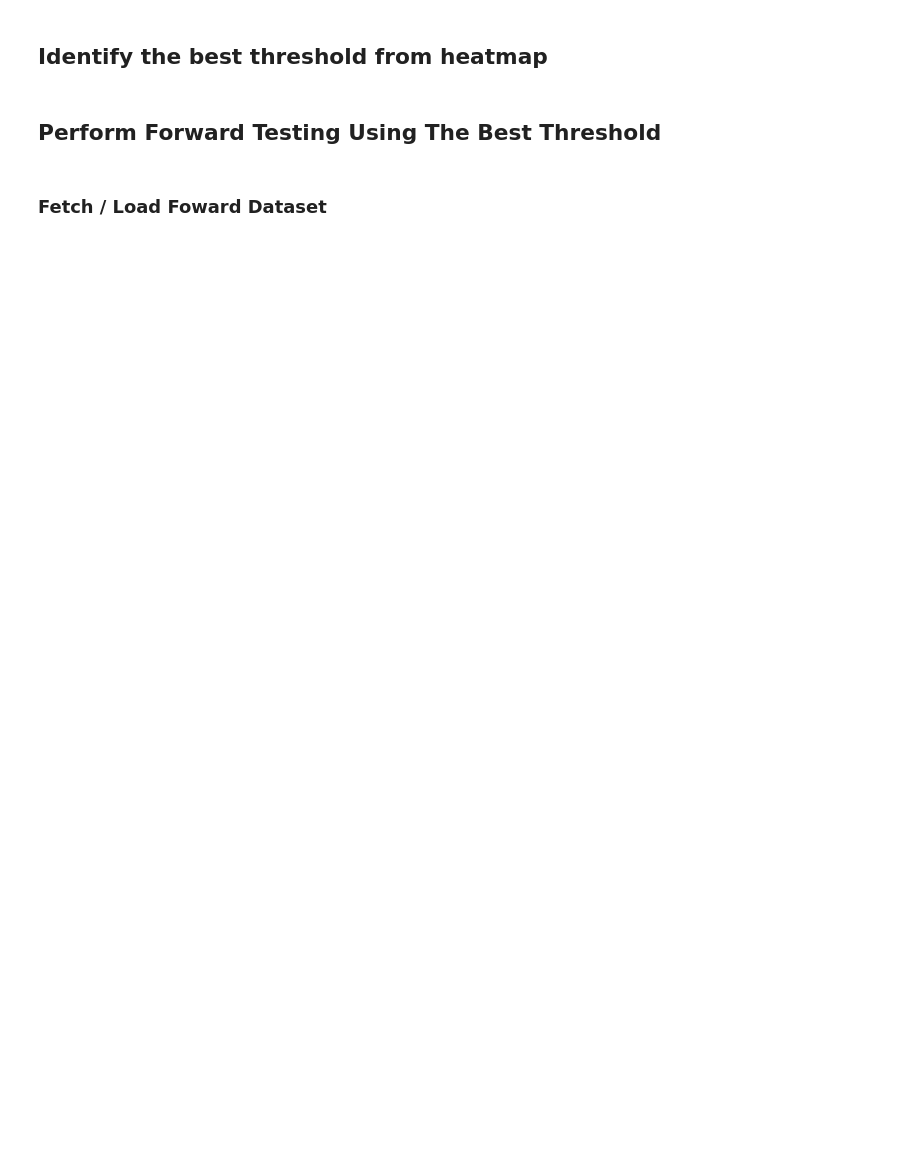
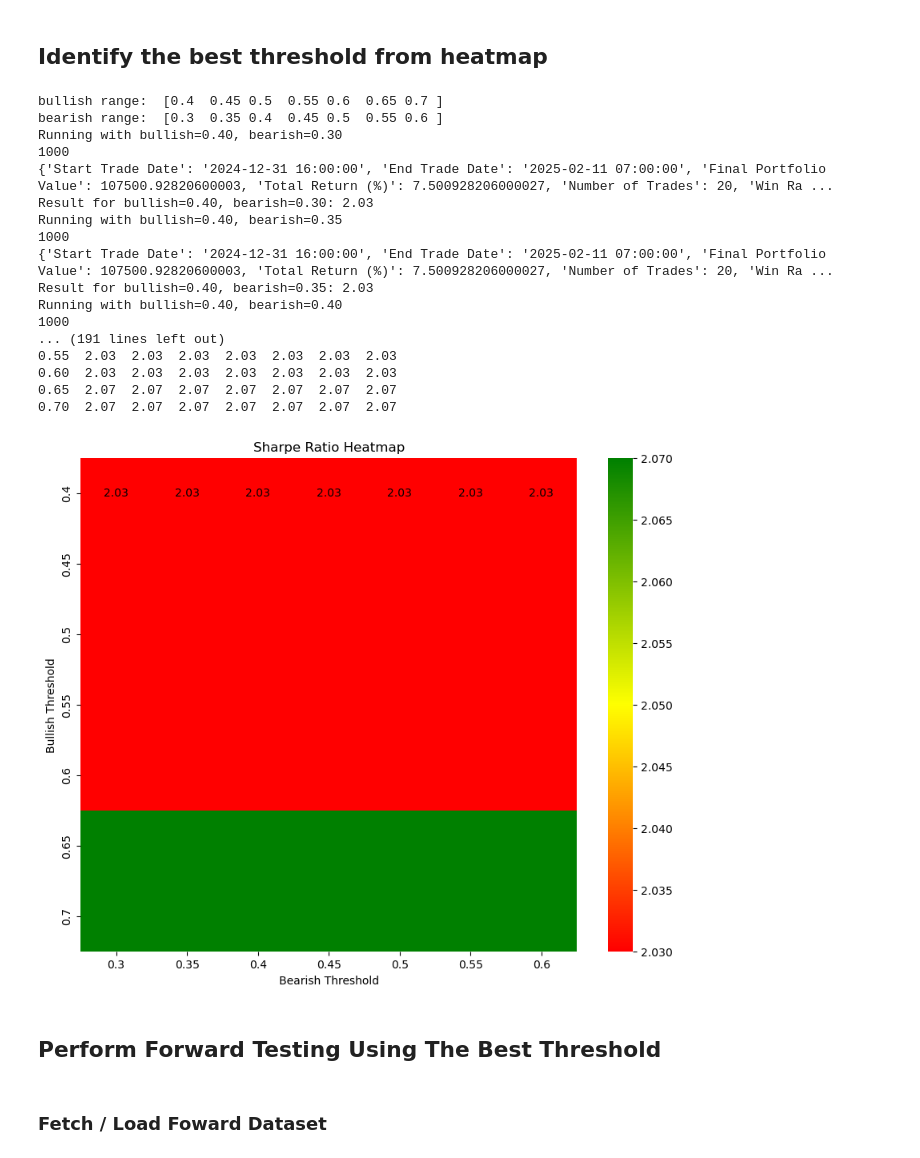
Before and after one commit to JinTao0813/um-hackathon-budget-gang, a Jupyter notebook: exampleUsage.ipynb, the cells around one changed output. Drawn from its saved outputs; the diff is of its cells as text; code cells hidden in the pictures; blank space fills up the shorter version.

Commit message:
Revised backtest logic and heatmap

```diff
--- a/exampleUsage.ipynb
+++ b/exampleUsage.ipynb
@@ -148,5 +138,5 @@ Using start_time + limit=1000 from 2023-10-25 23:00:01
 # %% [markdown]
 ## Perform Backtesting
 # %%
-bt = Backtest(market_data_fetcher.saved_filepath, HMMStrategy(market_data_fetcher.saved_filepath, market_data_fetcher.saved_filepath, 0.5, 0.5), 1000000, 30, 0.0006)
+bt = Backtest(market_data_fetcher.saved_filepath, HMMStrategy(market_data_fetcher.saved_filepath, market_data_fetcher.saved_filepath, 0.5, 0.5), 100000, 30, 0.0006)
 # %% [output]
@@ -196,7 +173,26 @@ State Labels: {2: 'bullish', 0: 'bearish', 1: 'neutral'}
 # %% [markdown]
 ## Identify the best threshold from heatmap
 # %%
-# bt.run_backtest_heatmap(metric='Sharpe Ratio')
+bt.run_backtest_heatmap(metric='Sharpe Ratio')
+# %% [output]
+bullish range:  [0.4  0.45 0.5  0.55 0.6  0.65 0.7 ]
+bearish range:  [0.3  0.35 0.4  0.45 0.5  0.55 0.6 ]
+Running with bullish=0.40, bearish=0.30
+1000
+{'Start Trade Date': '2024-12-31 16:00:00', 'End Trade Date': '2025-02-11 07:00:00', 'Final Portfolio Value': 107500.92820600003, 'Total Return (%)': 7.500928206000027, 'Number of Trades': 20, 'Win Ra ...
+Result for bullish=0.40, bearish=0.30: 2.03
+Running with bullish=0.40, bearish=0.35
+1000
+{'Start Trade Date': '2024-12-31 16:00:00', 'End Trade Date': '2025-02-11 07:00:00', 'Final Portfolio Value': 107500.92820600003, 'Total Return (%)': 7.500928206000027, 'Number of Trades': 20, 'Win Ra ...
+Result for bullish=0.40, bearish=0.35: 2.03
+Running with bullish=0.40, bearish=0.40
+1000
+... (191 lines left out)
+0.55  2.03  2.03  2.03  2.03  2.03  2.03  2.03
+0.60  2.03  2.03  2.03  2.03  2.03  2.03  2.03
+0.65  2.07  2.07  2.07  2.07  2.07  2.07  2.07
+0.70  2.07  2.07  2.07  2.07  2.07  2.07  2.07
+[figure, added]
 # %% [markdown]
 ## Perform Forward Testing Using The Best Threshold
 # %% [markdown]
```
Also changed, not shown: parts of 11 cells of this notebook, 13 other files.
